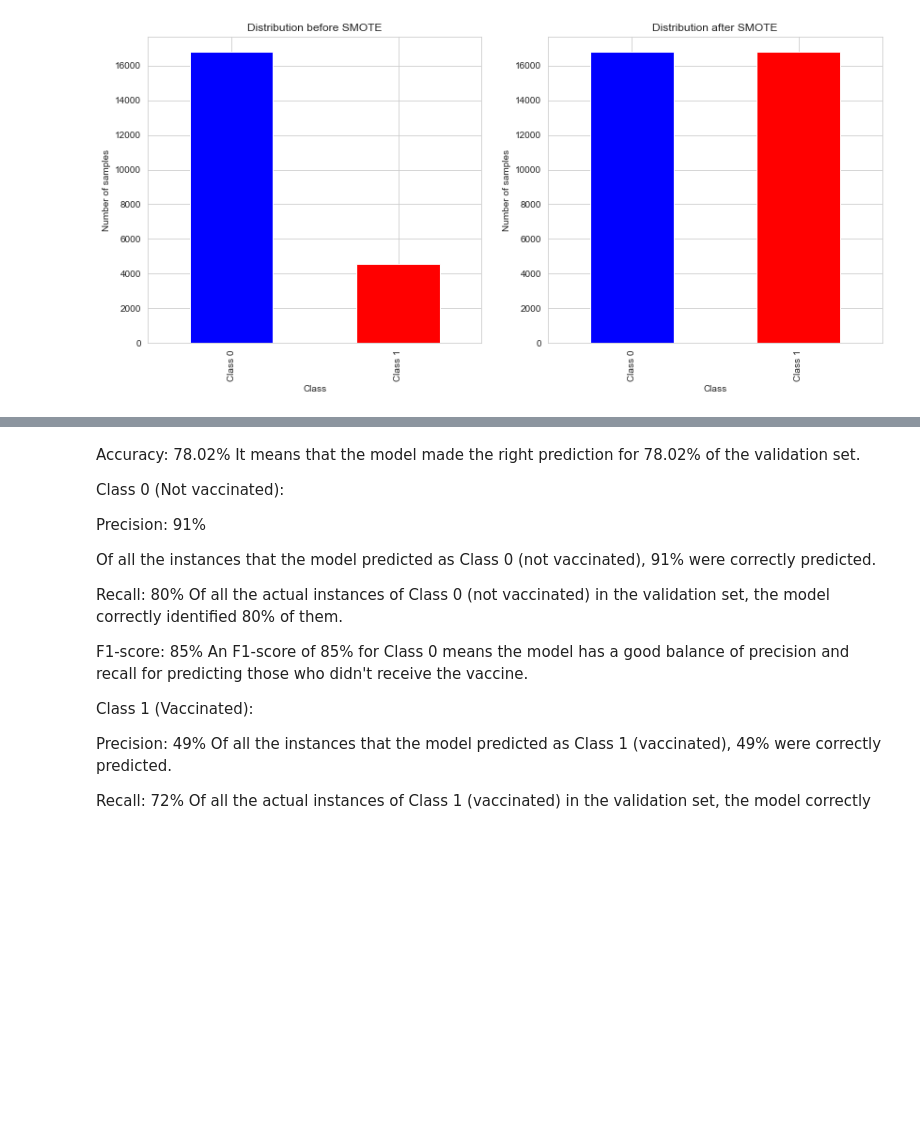
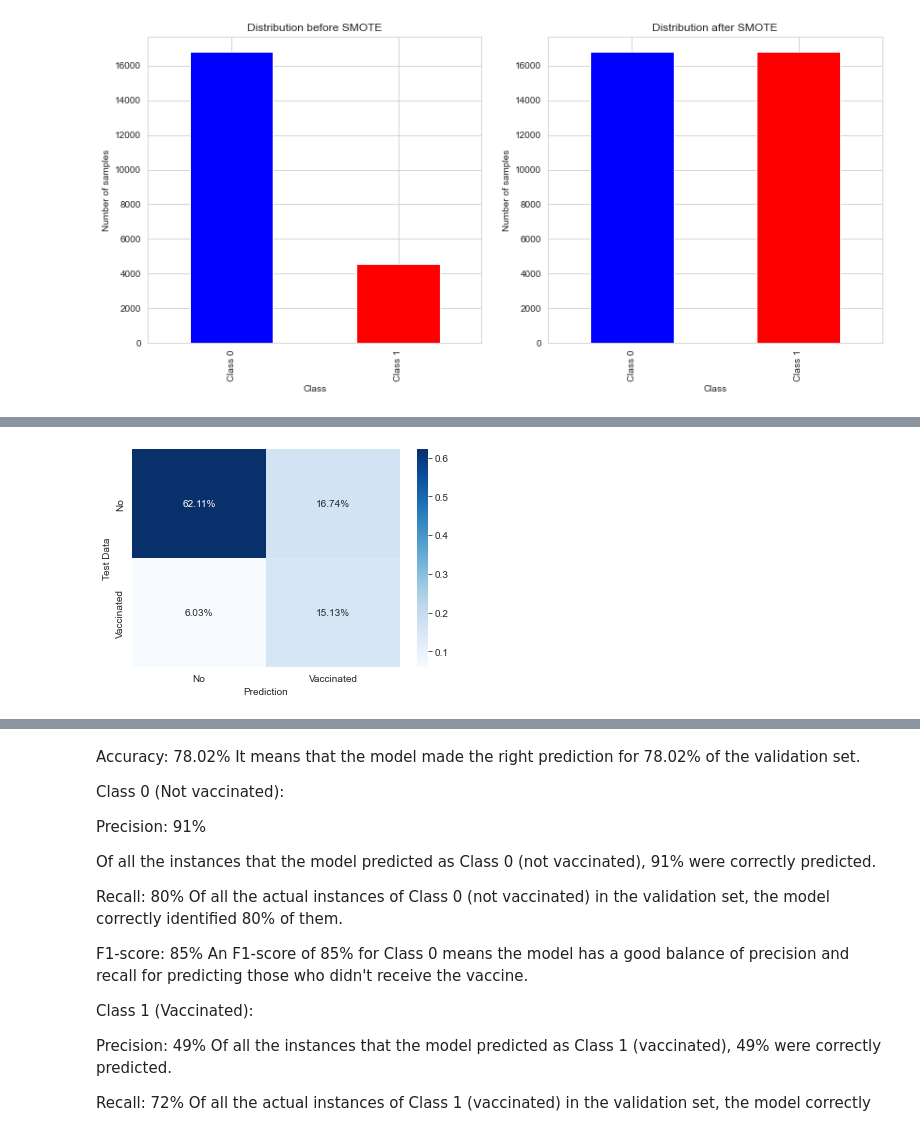
Before and after one commit to Iswana-O/Flu-Shot-Learning-Predict-H1N1-and-Seasonal-Flu-Vaccines, a Jupyter notebook: student.ipynb, the cells around one changed output, grey strips where cells are left out. Drawn from its saved outputs; the diff is of its cells as text; code cells hidden in the pictures; blank space fills up the shorter version.

```diff
--- a/student.ipynb
+++ b/student.ipynb
@@ -727,0 +754,5 @@ accuracy_h1n1_smote, report_h1n1_smote
+# %%
+# Confusion Matrix for H1N1
+confusion(logreg_h1n1_smote , X_test_h1n1, y_test_h1n1);
+# %% [output]
+[figure, added]
```
Also changed, not shown: parts of 26 cells of this notebook.
